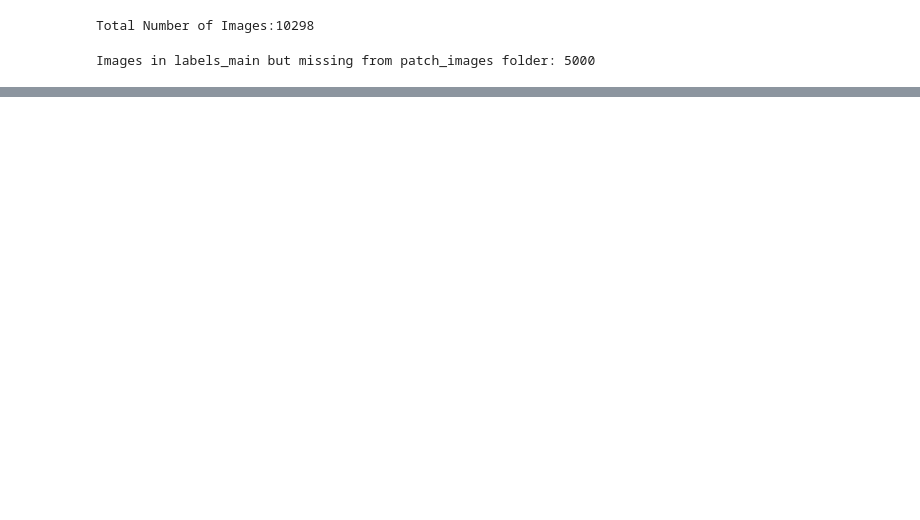
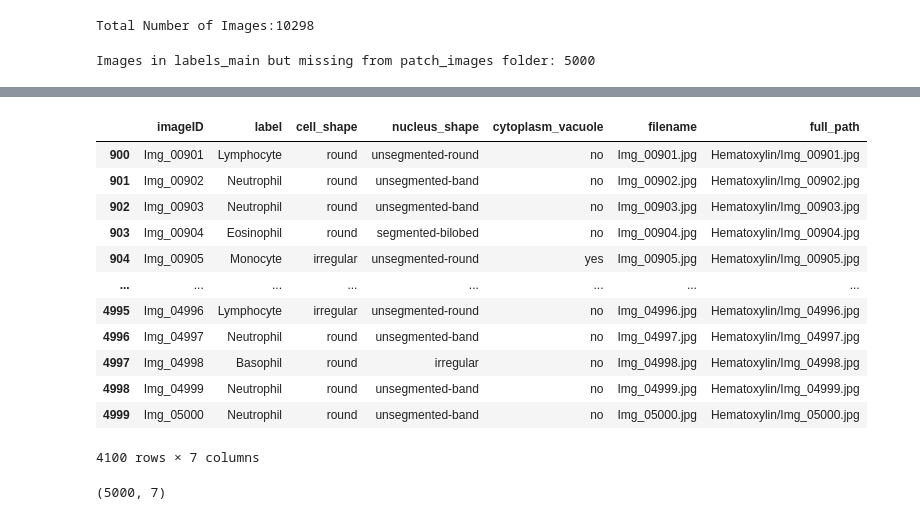
Before and after one commit to sheikhmunim/deep_learning_assign1_wbc, a Jupyter notebook: assignment_1.ipynb, the cells around one changed output, grey strips where cells are left out. Drawn from its saved outputs; the diff is of its cells as text; code cells hidden in the pictures; blank space fills up the shorter version.

```diff
--- a/assignment_1.ipynb
+++ b/assignment_1.ipynb
@@ -120,0 +113,20 @@ print(data_labels.head())
+# %%
+data_labels.iloc[900:]
+# %% [output]
+|  | imageID | label | cell_shape | nucleus_shape | cytoplasm_vacuole | filename | full_path |
+| 900 | Img_00901 | Lymphocyte | round | unsegmented-round | no | Img_00901.jpg | Hematoxylin/Img_00901.jpg |
+| 901 | Img_00902 | Neutrophil | round | unsegmented-band | no | Img_00902.jpg | Hematoxylin/Img_00902.jpg |
+| 902 | Img_00903 | Neutrophil | round | unsegmented-band | no | Img_00903.jpg | Hematoxylin/Img_00903.jpg |
+| 903 | Img_00904 | Eosinophil | round | segmented-bilobed | no | Img_00904.jpg | Hematoxylin/Img_00904.jpg |
+| 904 | Img_00905 | Monocyte | irregular | unsegmented-round | yes | Img_00905.jpg | Hematoxylin/Img_00905.jpg |
+| ... | ... | ... | ... | ... | ... | ... | ... |
+| 4995 | Img_04996 | Lymphocyte | irregular | unsegmented-round | no | Img_04996.jpg | Hematoxylin/Img_04996.jpg |
+| 4996 | Img_04997 | Neutrophil | round | unsegmented-band | no | Img_04997.jpg | Hematoxylin/Img_04997.jpg |
+| 4997 | Img_04998 | Basophil | round | irregular | no | Img_04998.jpg | Hematoxylin/Img_04998.jpg |
+| 4998 | Img_04999 | Neutrophil | round | unsegmented-band | no | Img_04999.jpg | Hematoxylin/Img_04999.jpg |
+| 4999 | Img_05000 | Neutrophil | round | unsegmented-band | no | Img_05000.jpg | Hematoxylin/Img_05000.jpg |
+4100 rows × 7 columns
+# %%
+data_labels.shape
+# %% [output]
+(5000, 7)
```
Also changed, not shown: parts of 24 cells of this notebook.
